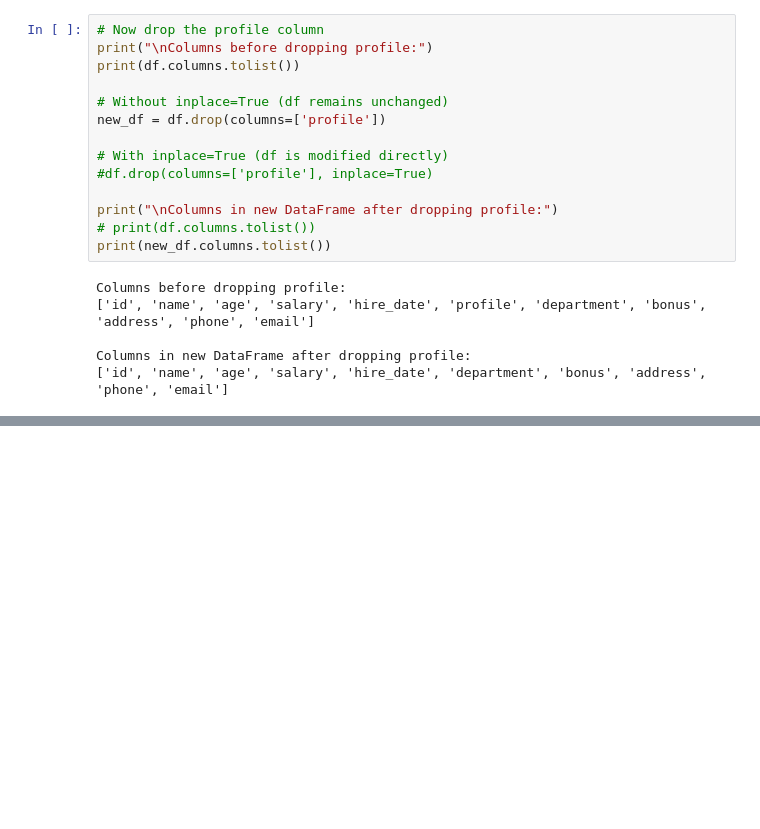
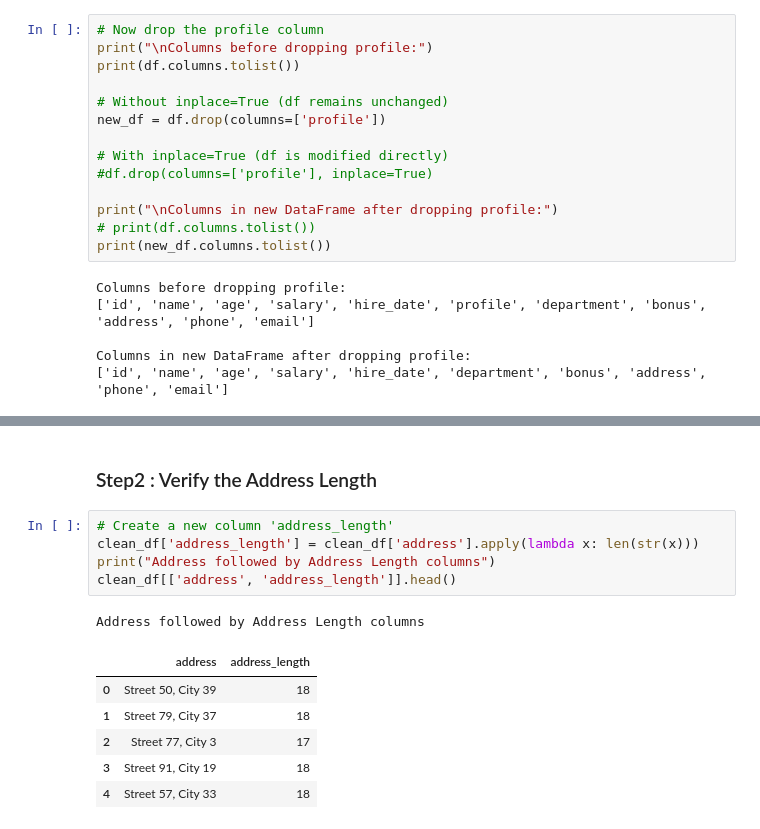
Before and after one commit to anveshmuppeda/mlops, a Jupyter notebook: 003-data-transformation/data_transformation.ipynb, the cells around one changed output, grey strips where cells are left out. Drawn from its saved outputs; the diff is of its cells as text; blank space fills up the shorter version.

```diff
--- a/003-data-transformation/data_transformation.ipynb
+++ b/003-data-transformation/data_transformation.ipynb
@@ -361,0 +379,15 @@ Cleaned data csv saved to: 'data/cleaned_data.csv'
+# %% [markdown]
+### Step2 : Verify the Address Length
+# %%
+# Create a new column 'address_length'
+clean_df['address_length'] = clean_df['address'].apply(lambda x: len(str(x)))
+print("Address followed by Address Length columns")
+clean_df[['address', 'address_length']].head()
+# %% [output]
+Address followed by Address Length columns
+|  | address | address_length |
+| 0 | Street 50, City 39 | 18 |
+| 1 | Street 79, City 37 | 18 |
+| 2 | Street 77, City 3 | 17 |
+| 3 | Street 91, City 19 | 18 |
+| 4 | Street 57, City 33 | 18 |
```
Also changed, not shown: parts of 16 cells of this notebook, 1 other file.
